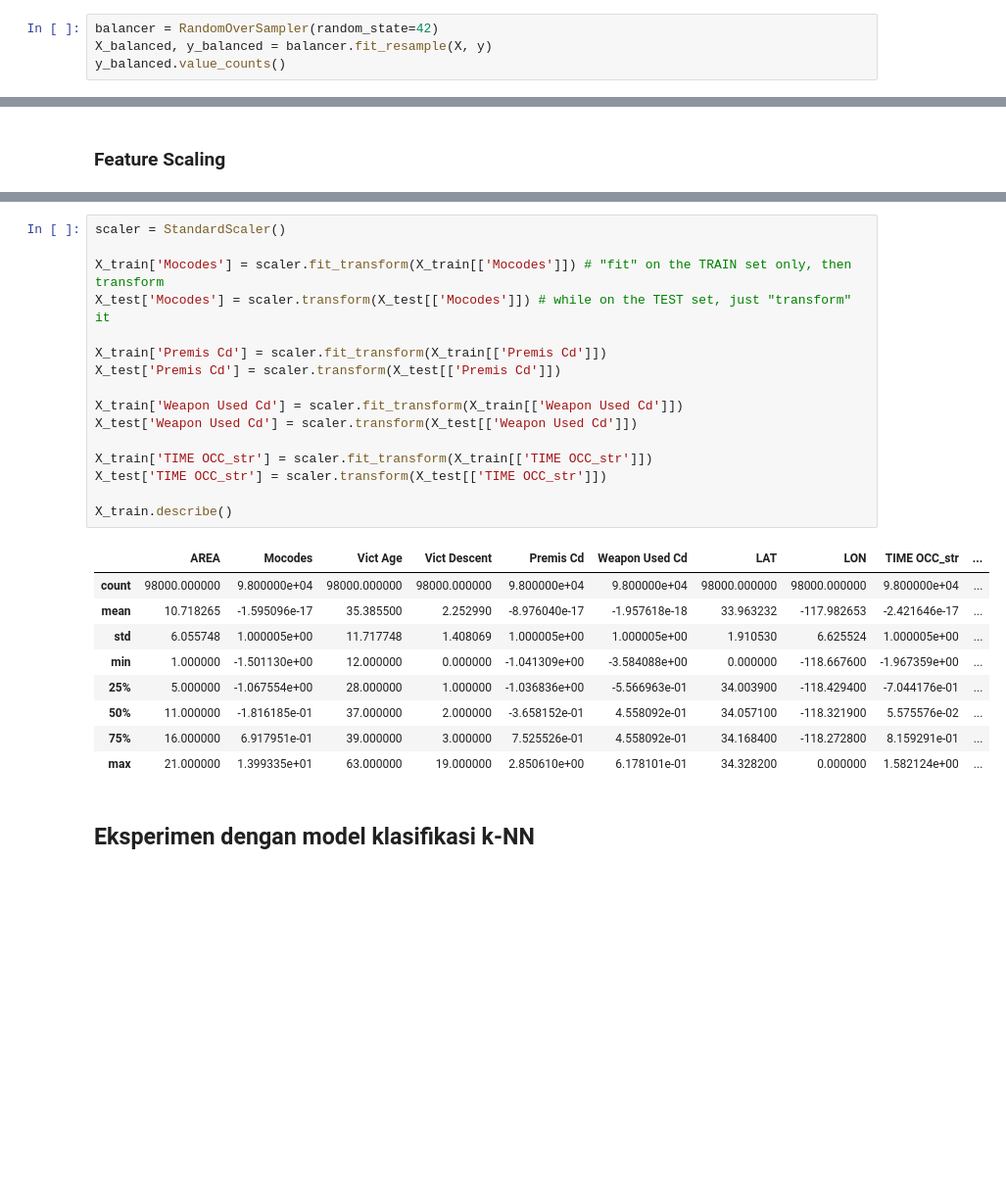
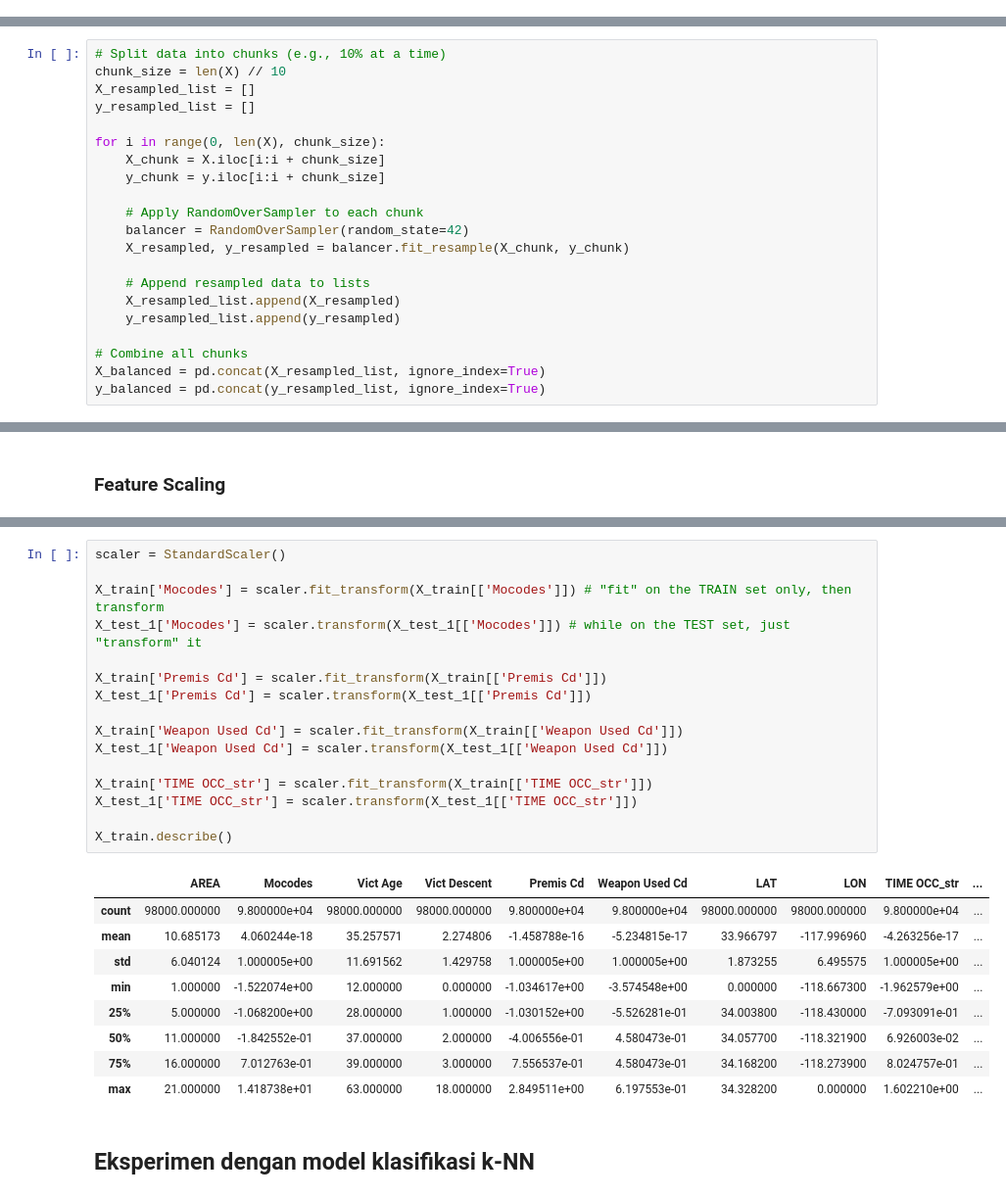
Before and after one commit to jasmrntha/tgp1-pap-c, a Jupyter notebook: tgp2-klasifikasi.ipynb, the cells around one changed output, grey strips where cells are left out. Shown at 98% size. Drawn from its saved outputs; the diff is of its cells as text; blank space fills up the shorter version.

```diff
--- a/tgp2-klasifikasi.ipynb
+++ b/tgp2-klasifikasi.ipynb
@@ -616,7 +616,3 @@ Berdasarkan data diatas, apabila kami melakukan data balancing dengan oversampli
 # %%
 X = dt_selected.drop('Crm Cd', axis=1)
 y = dt_selected['Crm Cd']
-# %%
-balancer = RandomOverSampler(random_state=42)
-X_balanced, y_balanced = balancer.fit_resample(X, y)
-y_balanced.value_counts()
@@ -637,3 +619,24 @@ Name: count, Length: 140, dtype: int64
+# %%
+# Split data into chunks (e.g., 10% at a time)
+chunk_size = len(X) // 10
+X_resampled_list = []
+y_resampled_list = []
+
+for i in range(0, len(X), chunk_size):
+    X_chunk = X.iloc[i:i + chunk_size]
+    y_chunk = y.iloc[i:i + chunk_size]
+
+    # Apply RandomOverSampler to each chunk
+    balancer = RandomOverSampler(random_state=42)
+    X_resampled, y_resampled = balancer.fit_resample(X_chunk, y_chunk)
+
+    # Append resampled data to lists
+    X_resampled_list.append(X_resampled)
+    y_resampled_list.append(y_resampled)
+
+# Combine all chunks
+X_balanced = pd.concat(X_resampled_list, ignore_index=True)
+y_balanced = pd.concat(y_resampled_list, ignore_index=True)
 # %%
 # Initialize temporary variables to hold the samples
 temp_X = pd.DataFrame()
@@ -779,29 +782,29 @@ X_balanced.describe()
 # %%
 scaler = StandardScaler()
 
 X_train['Mocodes'] = scaler.fit_transform(X_train[['Mocodes']]) # "fit" on the TRAIN set only, then transform
-X_test['Mocodes'] = scaler.transform(X_test[['Mocodes']]) # while on the TEST set, just "transform" it
+X_test_1['Mocodes'] = scaler.transform(X_test_1[['Mocodes']]) # while on the TEST set, just "transform" it
 
 X_train['Premis Cd'] = scaler.fit_transform(X_train[['Premis Cd']])
-X_test['Premis Cd'] = scaler.transform(X_test[['Premis Cd']])
+X_test_1['Premis Cd'] = scaler.transform(X_test_1[['Premis Cd']])
 
 X_train['Weapon Used Cd'] = scaler.fit_transform(X_train[['Weapon Used Cd']])
-X_test['Weapon Used Cd'] = scaler.transform(X_test[['Weapon Used Cd']])
+X_test_1['Weapon Used Cd'] = scaler.transform(X_test_1[['Weapon Used Cd']])
 
 X_train['TIME OCC_str'] = scaler.fit_transform(X_train[['TIME OCC_str']])
-X_test['TIME OCC_str'] = scaler.transform(X_test[['TIME OCC_str']])
+X_test_1['TIME OCC_str'] = scaler.transform(X_test_1[['TIME OCC_str']])
 
 X_train.describe()
 # %% [output]
 |  | AREA | Mocodes | Vict Age | Vict Descent | Premis Cd | Weapon Used Cd | LAT | LON | TIME OCC_str | ... |
 | count | 98000.000000 | 9.800000e+04 | 98000.000000 | 98000.000000 | 9.800000e+04 | 9.800000e+04 | 98000.000000 | 98000.000000 | 9.800000e+04 | ... |
-| mean | 10.718265 | -1.595096e-17 | 35.385500 | 2.252990 | -8.976040e-17 | -1.957618e-18 | 33.963232 | -117.982653 | -2.421646e-17 | ... |
-| std | 6.055748 | 1.000005e+00 | 11.717748 | 1.408069 | 1.000005e+00 | 1.000005e+00 | 1.910530 | 6.625524 | 1.000005e+00 | ... |
-| min | 1.000000 | -1.501130e+00 | 12.000000 | 0.000000 | -1.041309e+00 | -3.584088e+00 | 0.000000 | -118.667600 | -1.967359e+00 | ... |
-| 25% | 5.000000 | -1.067554e+00 | 28.000000 | 1.000000 | -1.036836e+00 | -5.566963e-01 | 34.003900 | -118.429400 | -7.044176e-01 | ... |
-| 50% | 11.000000 | -1.816185e-01 | 37.000000 | 2.000000 | -3.658152e-01 | 4.558092e-01 | 34.057100 | -118.321900 | 5.575576e-02 | ... |
-| 75% | 16.000000 | 6.917951e-01 | 39.000000 | 3.000000 | 7.525526e-01 | 4.558092e-01 | 34.168400 | -118.272800 | 8.159291e-01 | ... |
-| max | 21.000000 | 1.399335e+01 | 63.000000 | 19.000000 | 2.850610e+00 | 6.178101e-01 | 34.328200 | 0.000000 | 1.582124e+00 | ... |
+| mean | 10.685173 | 4.060244e-18 | 35.257571 | 2.274806 | -1.458788e-16 | -5.234815e-17 | 33.966797 | -117.996960 | -4.263256e-17 | ... |
+| std | 6.040124 | 1.000005e+00 | 11.691562 | 1.429758 | 1.000005e+00 | 1.000005e+00 | 1.873255 | 6.495575 | 1.000005e+00 | ... |
+| min | 1.000000 | -1.522074e+00 | 12.000000 | 0.000000 | -1.034617e+00 | -3.574548e+00 | 0.000000 | -118.667300 | -1.962579e+00 | ... |
+| 25% | 5.000000 | -1.068200e+00 | 28.000000 | 1.000000 | -1.030152e+00 | -5.526281e-01 | 34.003800 | -118.430000 | -7.093091e-01 | ... |
+| 50% | 11.000000 | -1.842552e-01 | 37.000000 | 2.000000 | -4.006556e-01 | 4.580473e-01 | 34.057700 | -118.321900 | 6.926003e-02 | ... |
+| 75% | 16.000000 | 7.012763e-01 | 39.000000 | 3.000000 | 7.556537e-01 | 4.580473e-01 | 34.168200 | -118.273900 | 8.024757e-01 | ... |
+| max | 21.000000 | 1.418738e+01 | 63.000000 | 18.000000 | 2.849511e+00 | 6.197553e-01 | 34.328200 | 0.000000 | 1.602210e+00 | ... |
 # %% [markdown]
 ## Eksperimen dengan model klasifikasi k-NN
 # %%
```
Also changed, not shown: parts of 24 cells of this notebook.
